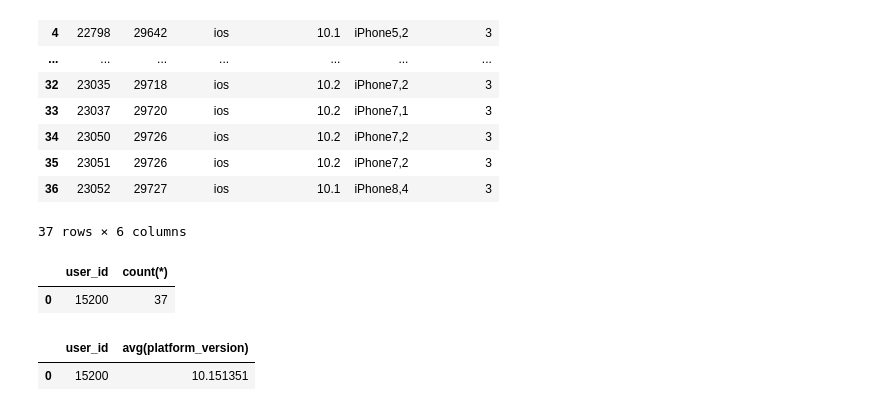
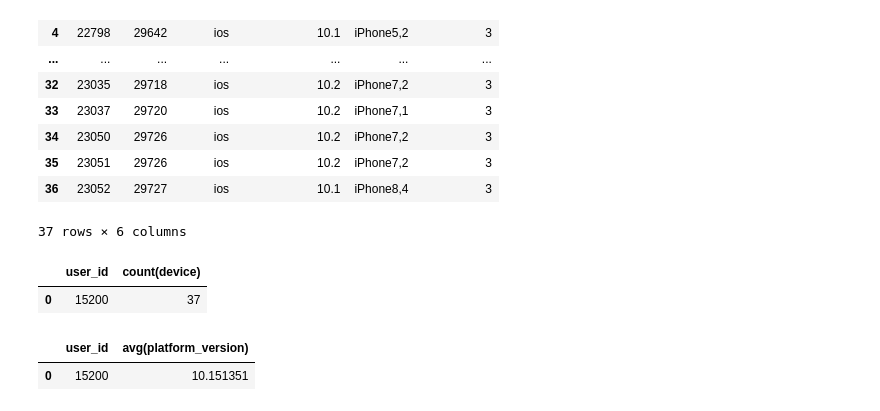
Before and after one commit to thekimk/Python-Programming-Tutorial, a Jupyter notebook: Practice1-10_Basic_InputDataFrame_KK(Practice).ipynb, the cells around one changed output. Saved outputs shown, nothing was run; the diff lists cells and outputs as text; code cells hidden in the pictures.

```diff
--- a/Practice1-10_Basic_InputDataFrame_KK(Practice).ipynb
+++ b/Practice1-10_Basic_InputDataFrame_KK(Practice).ipynb
@@ -1833,8 +1883,10 @@ order by 컬럼명
 37 rows × 6 columns
 # %%
 # 특정 조건을 만족하는 열의 연산 출력
+psql.sqldf("select user_id, count(device) from user_device \
+            where platform_version >= 10 and use_type_id = 3")
 # %% [output]
-|  | user_id | count(*) |
+|  | user_id | count(device) |
 | 0 | 15200 | 37 |
 # %%
 # 특정 조건을 만족하는 열의 연산 출력
```
Also changed, not shown: parts of 48 cells of this notebook.
